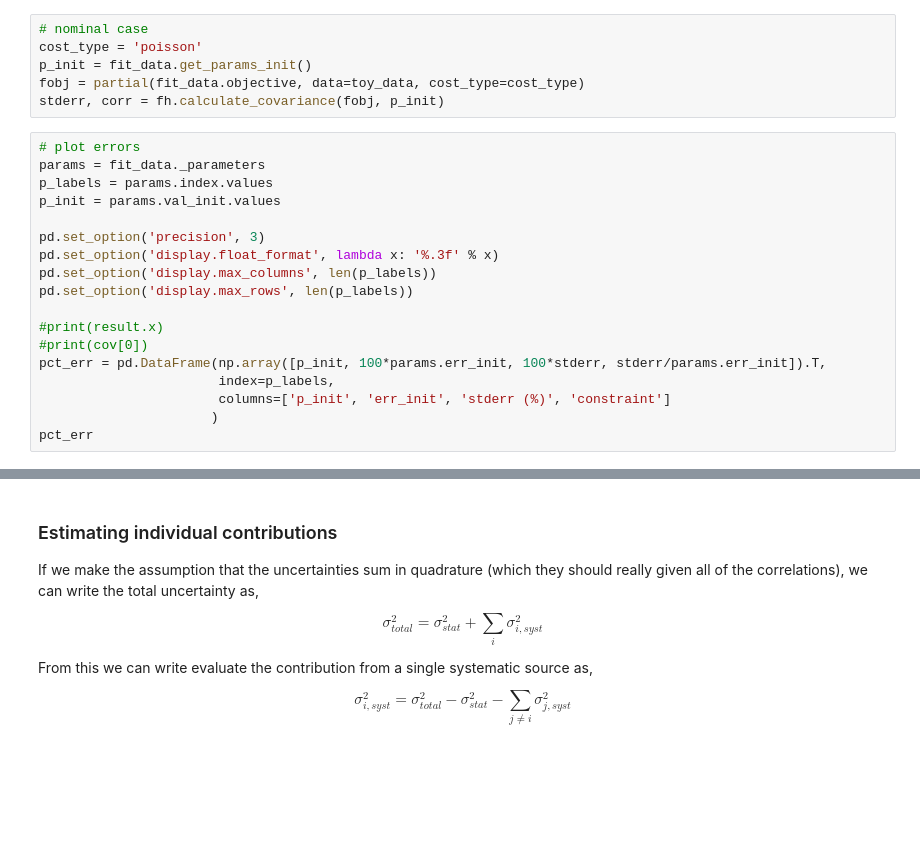
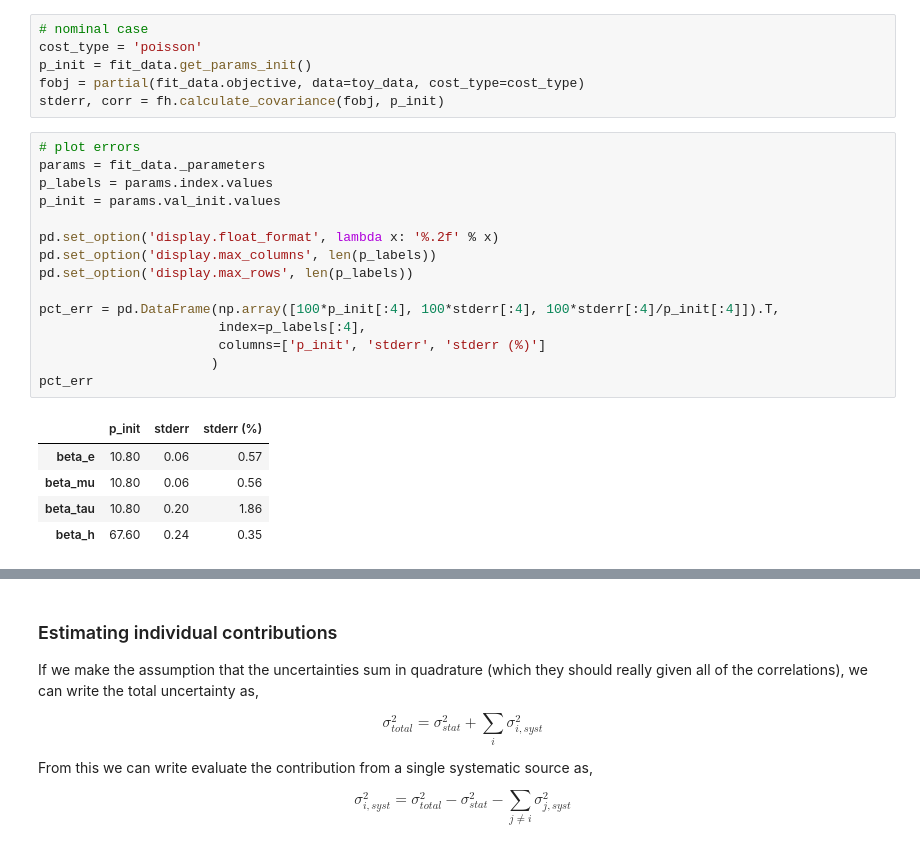
Before and after one commit to NWUHEP/analysis-tools, a Jupyter notebook: notebooks/w_br_asimov.ipynb, the cells around one changed output, grey strips where cells are left out. Drawn from its saved outputs; the diff is of its cells as text; blank space fills up the shorter version.

```diff
--- a/notebooks/w_br_asimov.ipynb
+++ b/notebooks/w_br_asimov.ipynb
@@ -187,18 +189,21 @@ stderr, corr = fh.calculate_covariance(fobj, p_init)
 # %%
 # plot errors
 params = fit_data._parameters
 p_labels = params.index.values
 p_init = params.val_init.values
 
-pd.set_option('precision', 3)
-pd.set_option('display.float_format', lambda x: '%.3f' % x)
+pd.set_option('display.float_format', lambda x: '%.2f' % x)
 pd.set_option('display.max_columns', len(p_labels))
 pd.set_option('display.max_rows', len(p_labels))
 
-#print(result.x)
-#print(cov[0])
-pct_err = pd.DataFrame(np.array([p_init, 100*params.err_init, 100*stderr, stderr/params.err_init]).T,
-                       index=p_labels,
-                       columns=['p_init', 'err_init', 'stderr (%)', 'constraint']
+pct_err = pd.DataFrame(np.array([100*p_init[:4], 100*stderr[:4], 100*stderr[:4]/p_init[:4]]).T,
+                       index=p_labels[:4],
+                       columns=['p_init', 'stderr', 'stderr (%)']
                       )
 pct_err
+# %% [output]
+|  | p_init | stderr | stderr (%) |
+| beta_e | 10.80 | 0.06 | 0.57 |
+| beta_mu | 10.80 | 0.06 | 0.56 |
+| beta_tau | 10.80 | 0.20 | 1.86 |
+| beta_h | 67.60 | 0.24 | 0.35 |
```
Also changed, not shown: parts of 5 cells of this notebook, 7 other files.
